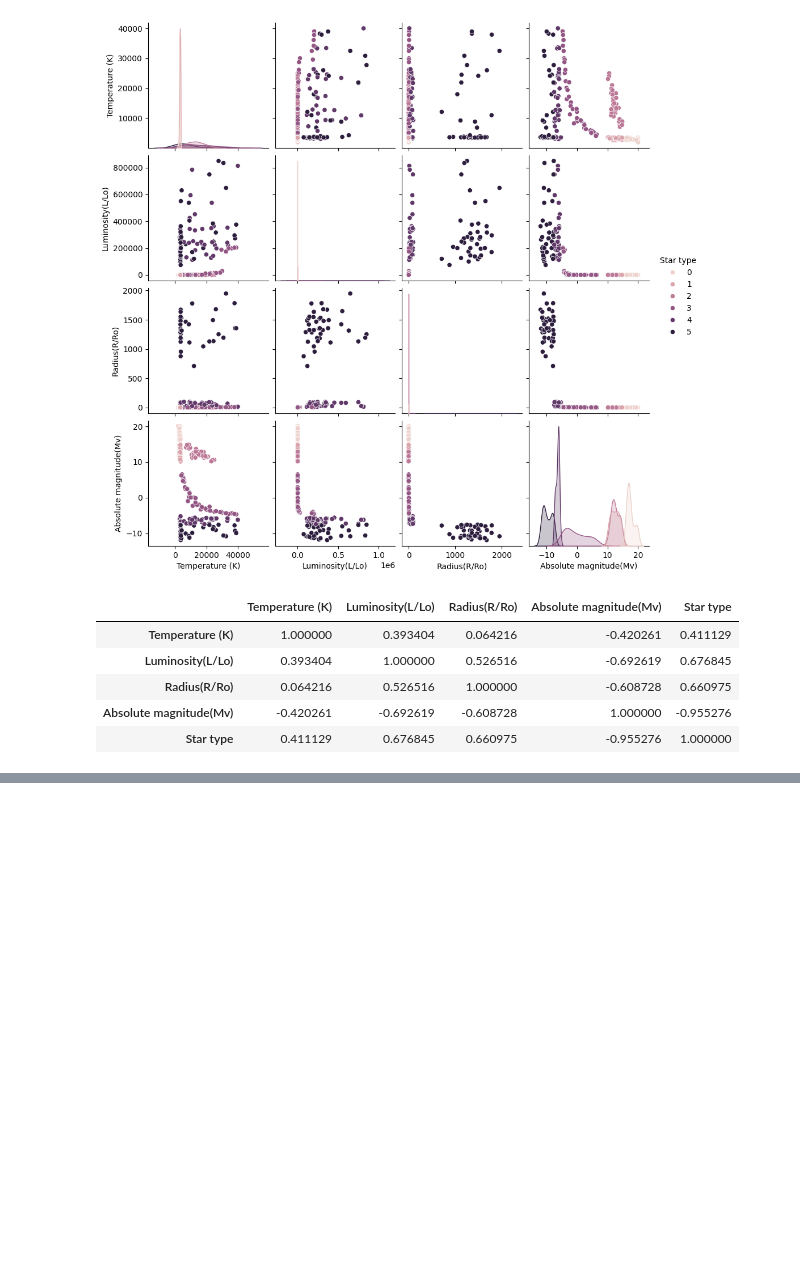
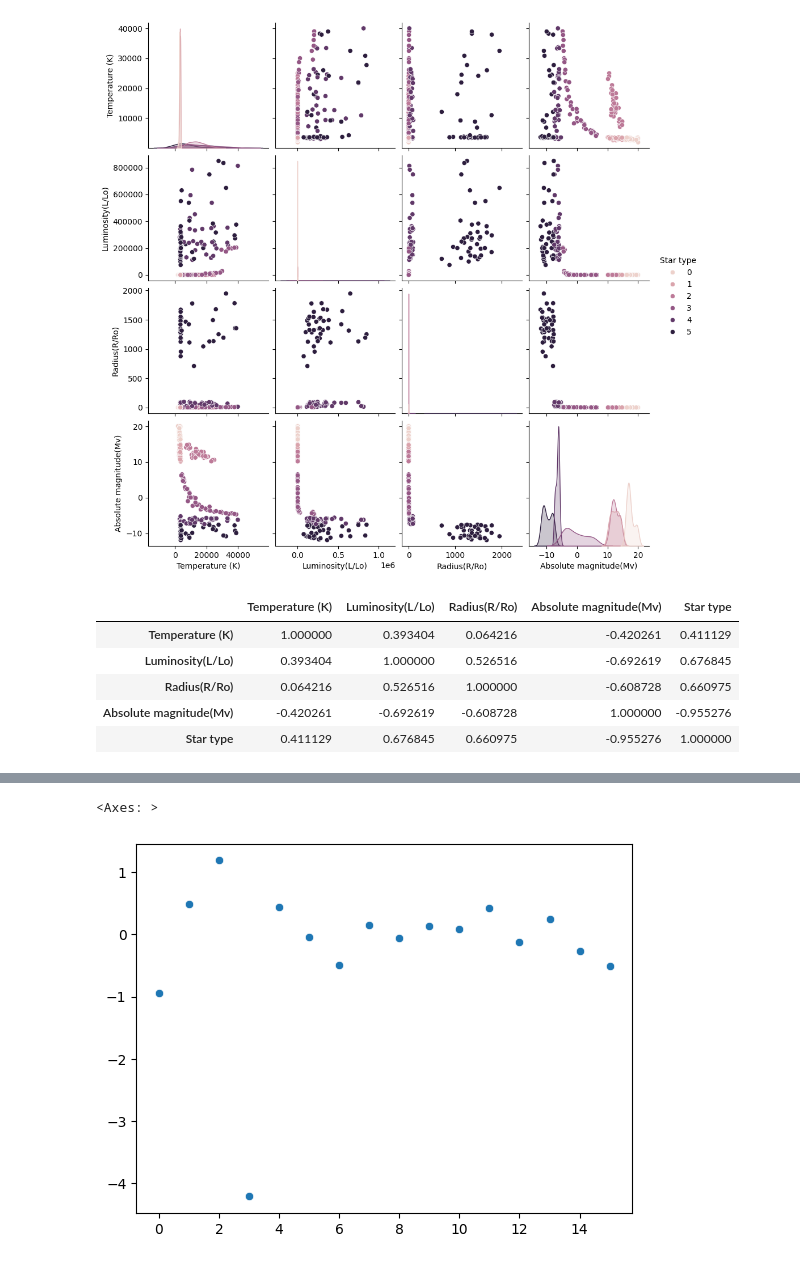
Before and after one commit to kaijia2022/CSE151A-Project-Repo, a Jupyter notebook: StarType_Prediction.ipynb, the cells around one changed output, grey strips where cells are left out. Cells and saved outputs as stored; diff of their text form; code cells hidden in the pictures; blank space fills up the shorter version.

```diff
--- a/StarType_Prediction.ipynb
+++ b/StarType_Prediction.ipynb
@@ -140,3 +124,8 @@ Test data MSE error: 0.20585573630451803
+# %%
+sns.scatterplot(x = list(range(0, len(linear_model.coef_))), y = linear_model.coef_)
+# %% [output]
+<Axes: >
+[figure, added]
 # %%
 import numpy as np
 import matplotlib.pyplot as plt
```
Also changed, not shown: parts of 5 cells of this notebook.
